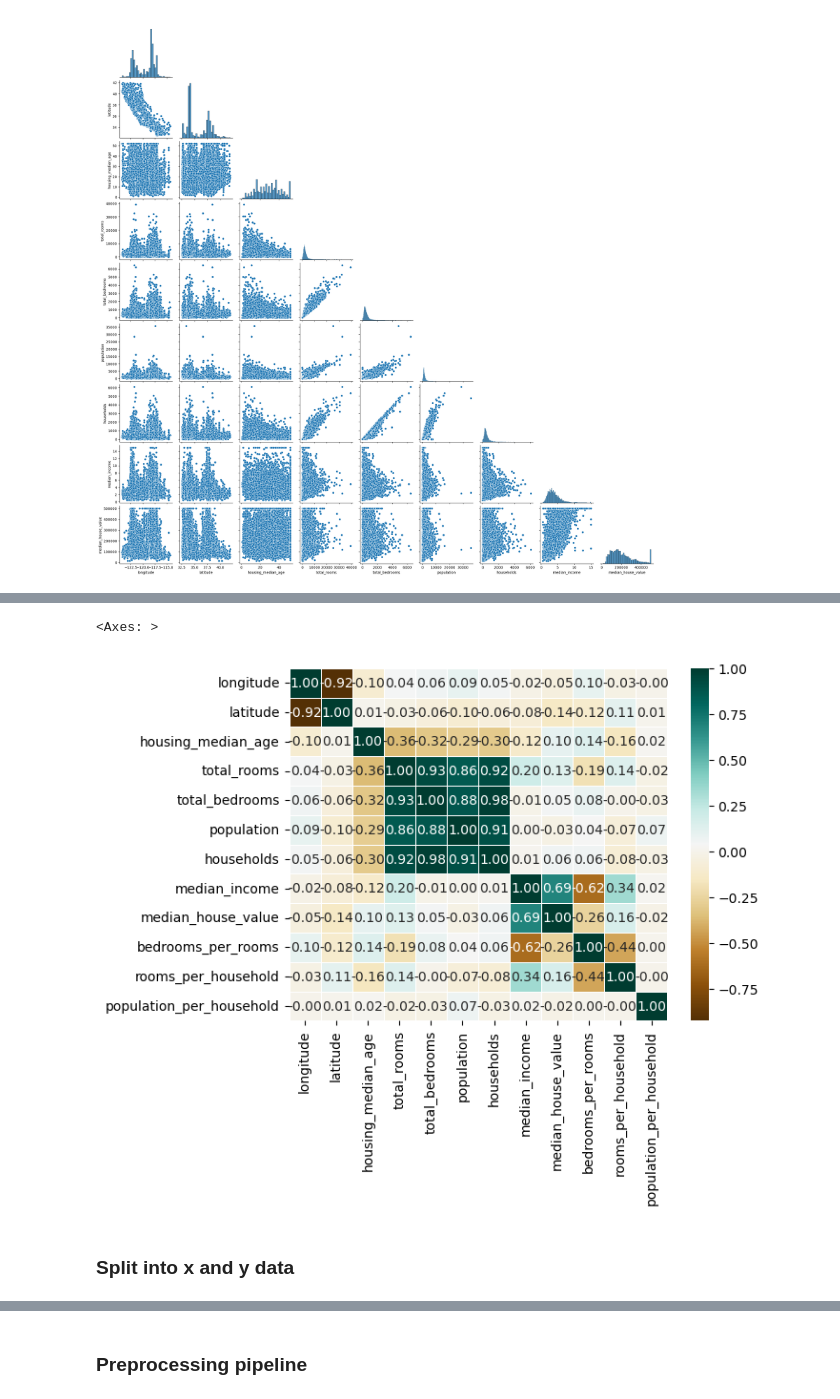
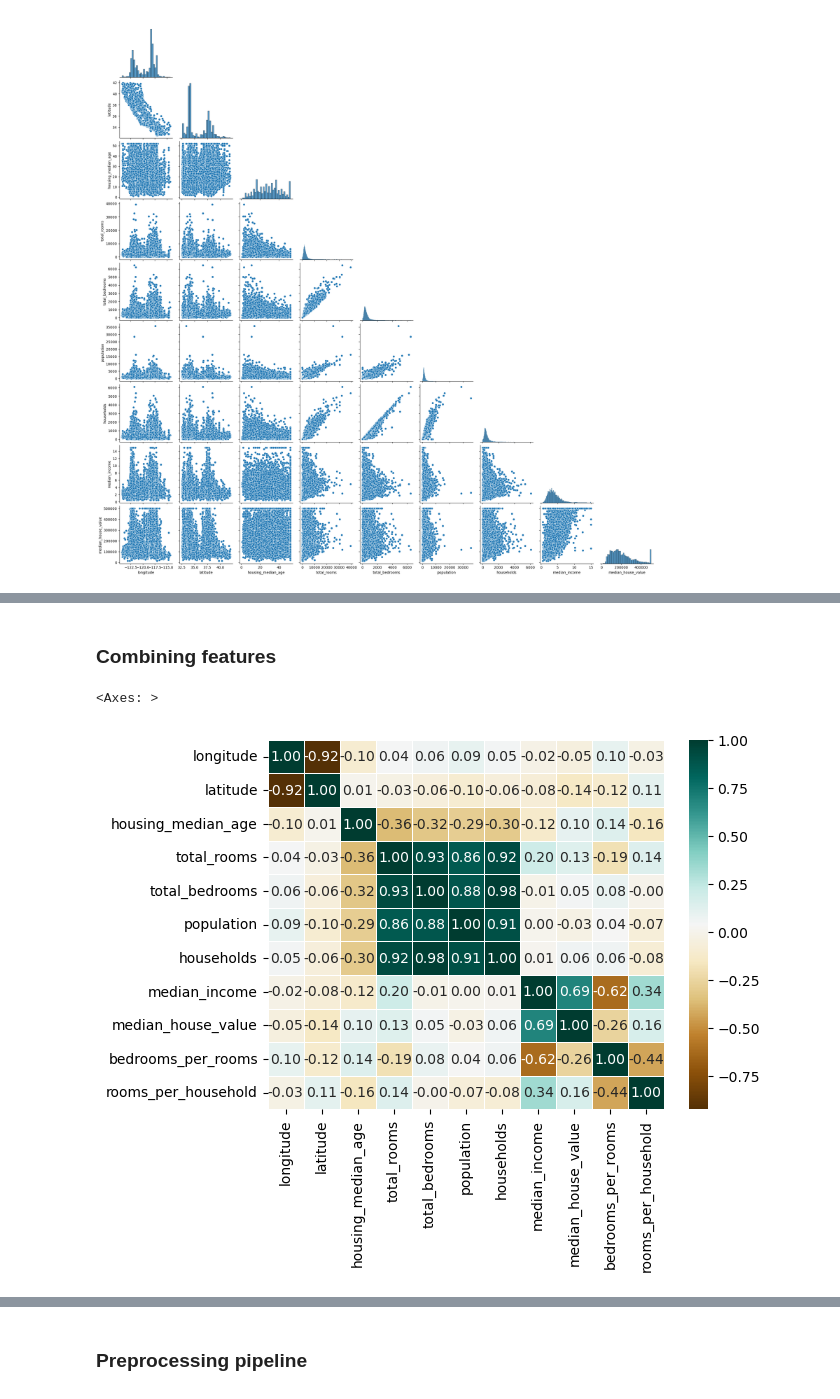
Before and after one commit to karinsandraerika/ML_housing, a Jupyter notebook: HOUSING.ipynb, the cells around one changed output, grey strips where cells are left out. Cells and saved outputs as stored; diff of their text form; code cells hidden in the pictures.

```diff
--- a/HOUSING.ipynb
+++ b/HOUSING.ipynb
@@ -188 +182,4 @@ sns.heatmap(corr, annot=True, linewidth=.5, cmap = "mako", fmt=".2f")
+# %%
+# Create a copy of the training dt for EDA
+train_copy = train_set.copy()
 # %%
@@ -205,8 +196,11 @@ train_set['population_per_household'] = train_set['population']/train_set['house
-# %%
-sns_Corr = train_set.corr()
-sns.heatmap(sns_Corr, annot=True, linewidth=.5, cmap = "BrBG", fmt=".2f")
-# %% [output]
-<Axes: >
-[figure, removed]
-# %% [markdown]
-### Split into x and y data
+# %% [markdown]
+### Combining features
+# %%
+train_copy['bedrooms_per_rooms'] = train_copy['total_bedrooms']/train_copy['total_rooms']
+train_copy['rooms_per_household'] = train_copy['total_rooms']/train_copy['households']
+# %%
+sns_Corr = train_copy.corr()
+sns.heatmap(sns_Corr, annot=True, linewidth=.5, cmap = "BrBG", fmt=".2f")
+# %% [output]
+<Axes: >
+[figure, added]
```
Also changed, not shown: parts of 68 cells of this notebook, 1 other file.
